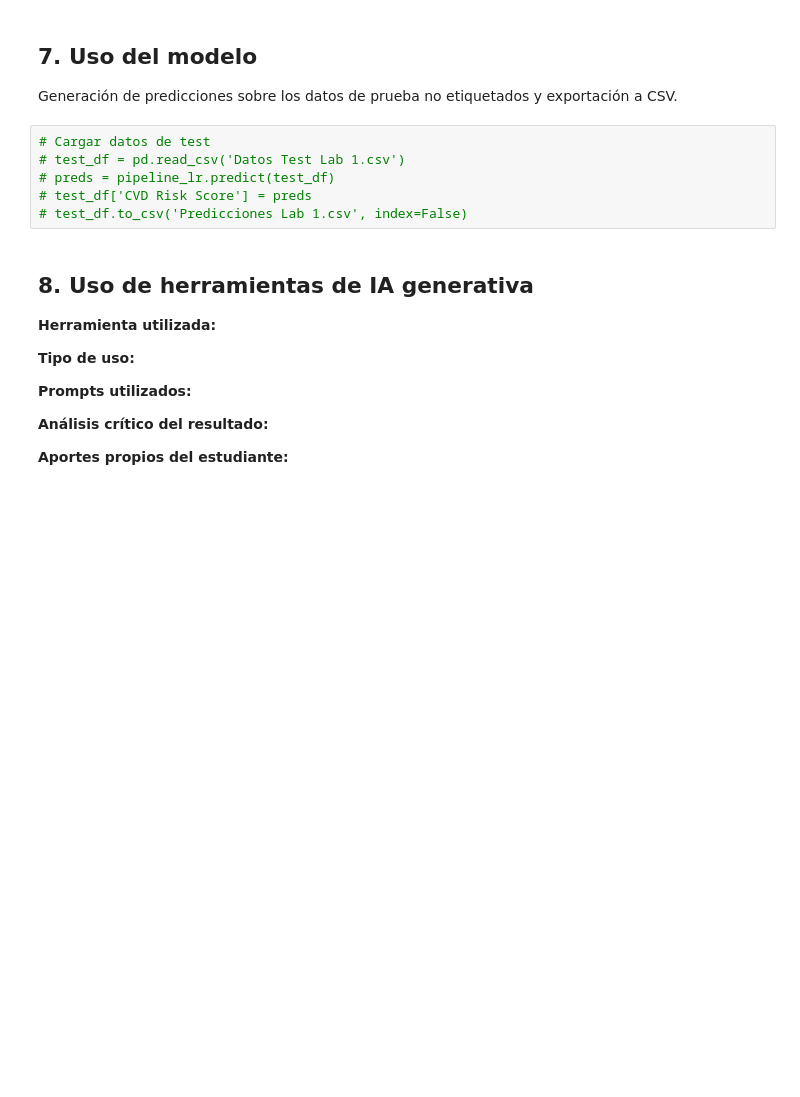
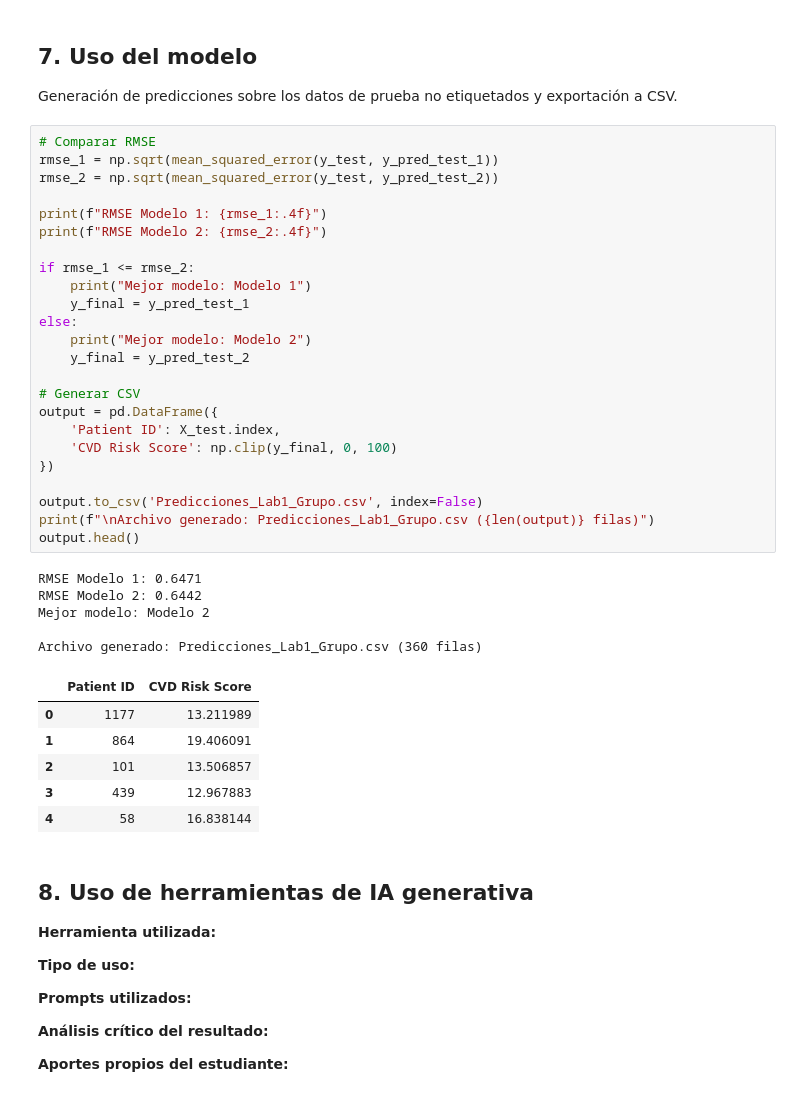
Before and after one commit to ISIS-2611-AprendizajeMaquina/MaterialDeClase-ISIS-2611, a Jupyter notebook: Laboratorios/L1 Regresion Lineal/data/Lab1_AlpesHearth_Plantilla.ipynb, the cells around one changed output. Saved outputs shown, nothing was run; the diff lists cells and outputs as text; blank space fills up the shorter version.

Commit message:
generate new predictions CSV file

```diff
--- a/Laboratorios/L1 Regresion Lineal/data/Lab1_AlpesHearth_Plantilla.ipynb
+++ b/Laboratorios/L1 Regresion Lineal/data/Lab1_AlpesHearth_Plantilla.ipynb
@@ -1263,11 +1263,41 @@ Responder aquí las preguntas planteadas en el enunciado del laboratorio.
 ## 7. Uso del modelo
 Generación de predicciones sobre los datos de prueba no etiquetados y exportación a CSV.
 # %%
-# Cargar datos de test
-# test_df = pd.read_csv('Datos Test Lab 1.csv')
-# preds = pipeline_lr.predict(test_df)
-# test_df['CVD Risk Score'] = preds
-# test_df.to_csv('Predicciones Lab 1.csv', index=False)
+# Comparar RMSE
+rmse_1 = np.sqrt(mean_squared_error(y_test, y_pred_test_1))
+rmse_2 = np.sqrt(mean_squared_error(y_test, y_pred_test_2))
+
+print(f"RMSE Modelo 1: {rmse_1:.4f}")
+print(f"RMSE Modelo 2: {rmse_2:.4f}")
+
+if rmse_1 <= rmse_2:
+    print("Mejor modelo: Modelo 1")
+    y_final = y_pred_test_1
+else:
+    print("Mejor modelo: Modelo 2")
+    y_final = y_pred_test_2
+
+# Generar CSV
+output = pd.DataFrame({
+    'Patient ID': X_test.index,
+    'CVD Risk Score': np.clip(y_final, 0, 100)
+})
+
+output.to_csv('Predicciones_Lab1_Grupo.csv', index=False)
+print(f"\nArchivo generado: Predicciones_Lab1_Grupo.csv ({len(output)} filas)")
+output.head()
+# %% [output]
+RMSE Modelo 1: 0.6471
+RMSE Modelo 2: 0.6442
+Mejor modelo: Modelo 2
+
+Archivo generado: Predicciones_Lab1_Grupo.csv (360 filas)
+|  | Patient ID | CVD Risk Score |
+| 0 | 1177 | 13.211989 |
+| 1 | 864 | 19.406091 |
+| 2 | 101 | 13.506857 |
+| 3 | 439 | 12.967883 |
+| 4 | 58 | 16.838144 |
 # %% [markdown]
 ## 8. Uso de herramientas de IA generativa
 
```
Also changed, not shown: 1 other file.
